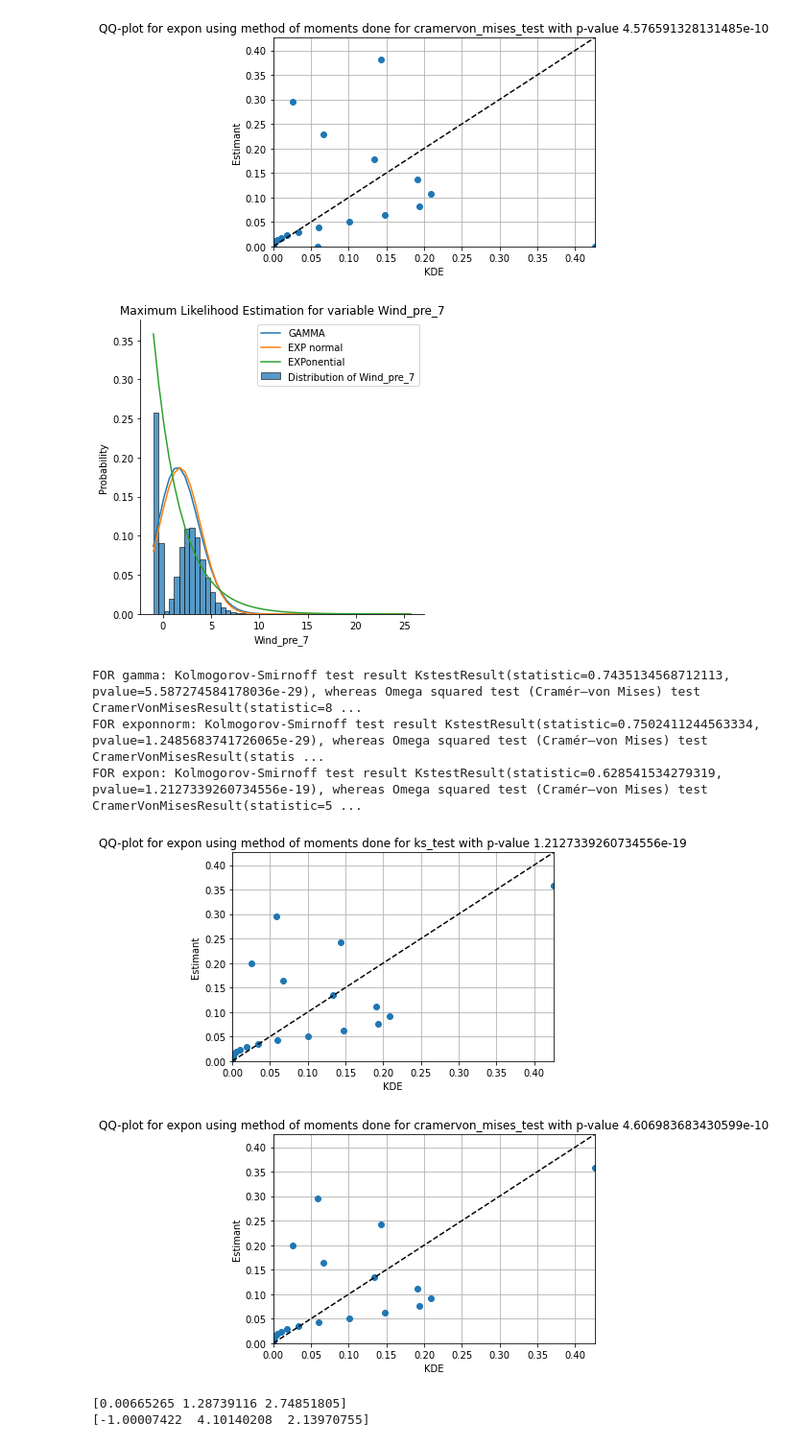
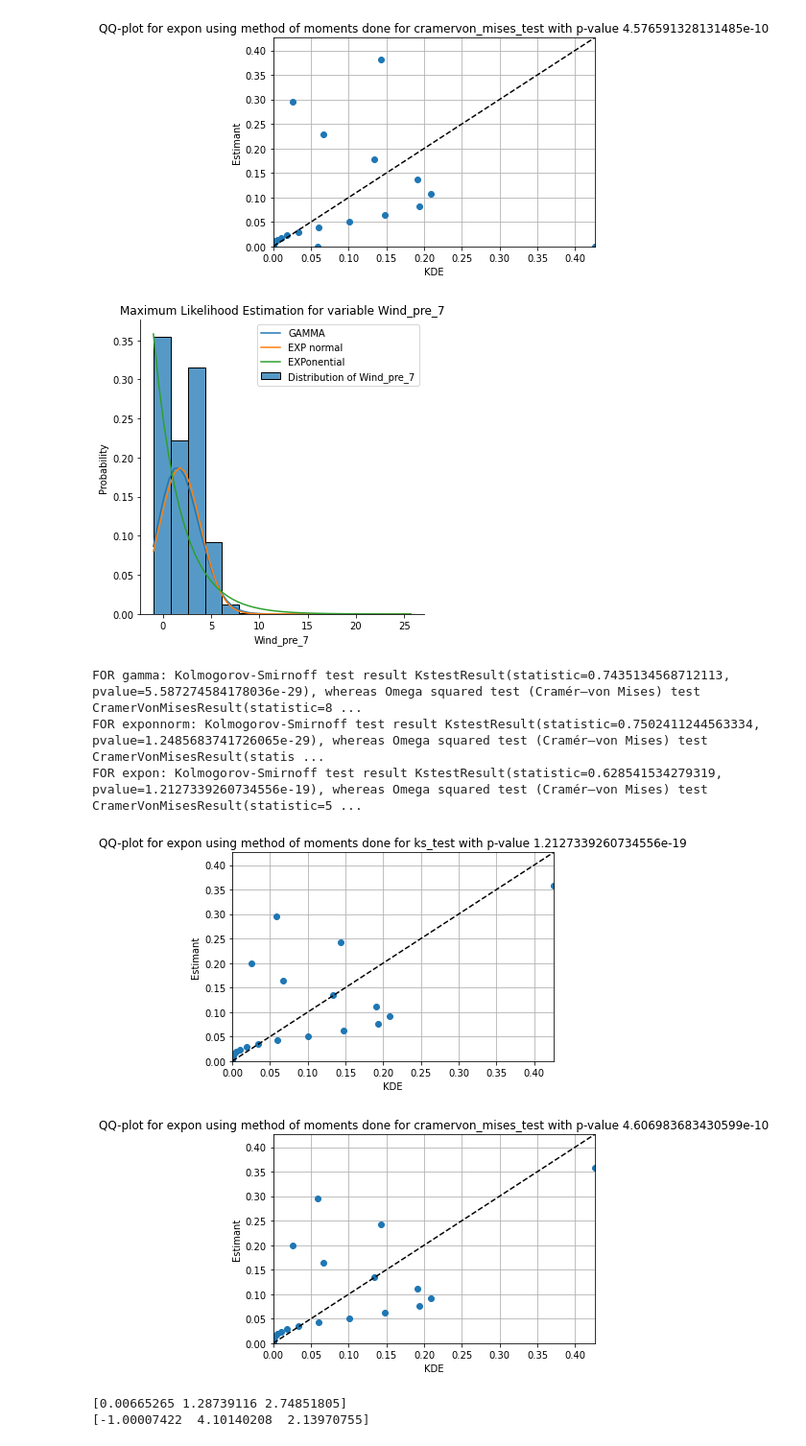
Before and after one commit to PatrykStronski/MultivariateAnalysis_Task1, a Jupyter notebook: wind_pre_7_overall.ipynb, the cells around one changed output. Shown at 96% size. Saved outputs shown, nothing was run; the diff lists cells and outputs as text; code cells hidden in the pictures.

```diff
--- a/wind_pre_7_overall.ipynb
+++ b/wind_pre_7_overall.ipynb
@@ -35,9 +35,9 @@ FOR expon: Kolmogorov-Smirnoff test result KstestResult(statistic=0.750769569851
 [figure]
 [figure]
 # %%
-draw_mle_diagrams(df_sampled, x, s_c, property, kde_values, 50)
+draw_mle_diagrams(df_sampled, x, s_c, property, kde_values, 15)
 # %% [output]
-[figure, old version]
+[figure, new version]
 FOR gamma: Kolmogorov-Smirnoff test result KstestResult(statistic=0.7435134568712113, pvalue=5.587274584178036e-29), whereas Omega squared test (Cramér–von Mises) test CramerVonMisesResult(statistic=8 ...
 FOR exponnorm: Kolmogorov-Smirnoff test result KstestResult(statistic=0.7502411244563334, pvalue=1.2485683741726065e-29), whereas Omega squared test (Cramér–von Mises) test CramerVonMisesResult(statis ...
 FOR expon: Kolmogorov-Smirnoff test result KstestResult(statistic=0.628541534279319, pvalue=1.2127339260734556e-19), whereas Omega squared test (Cramér–von Mises) test CramerVonMisesResult(statistic=5 ...
```
